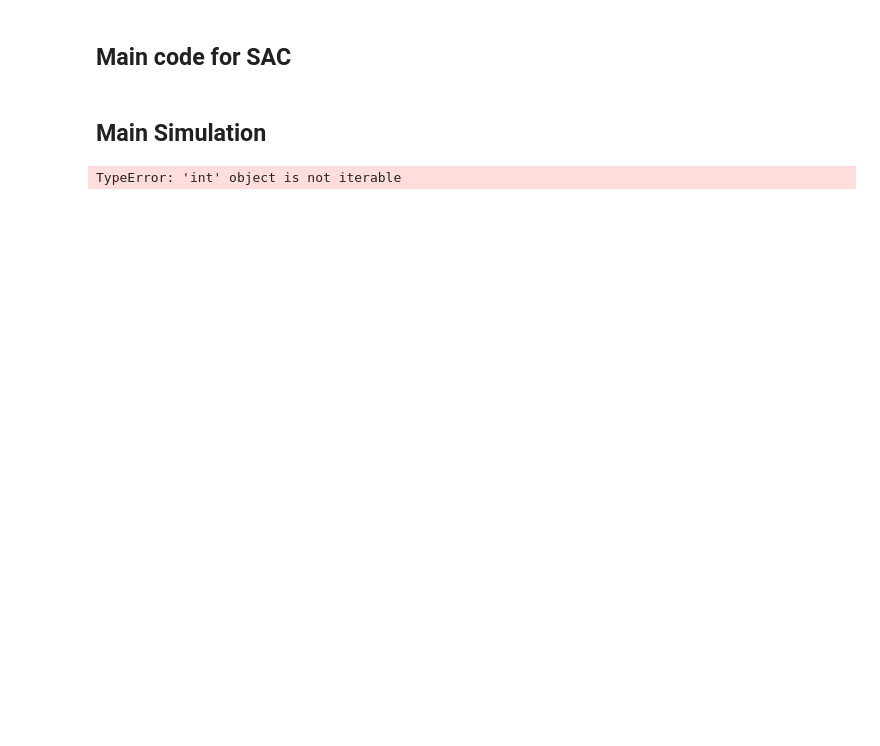
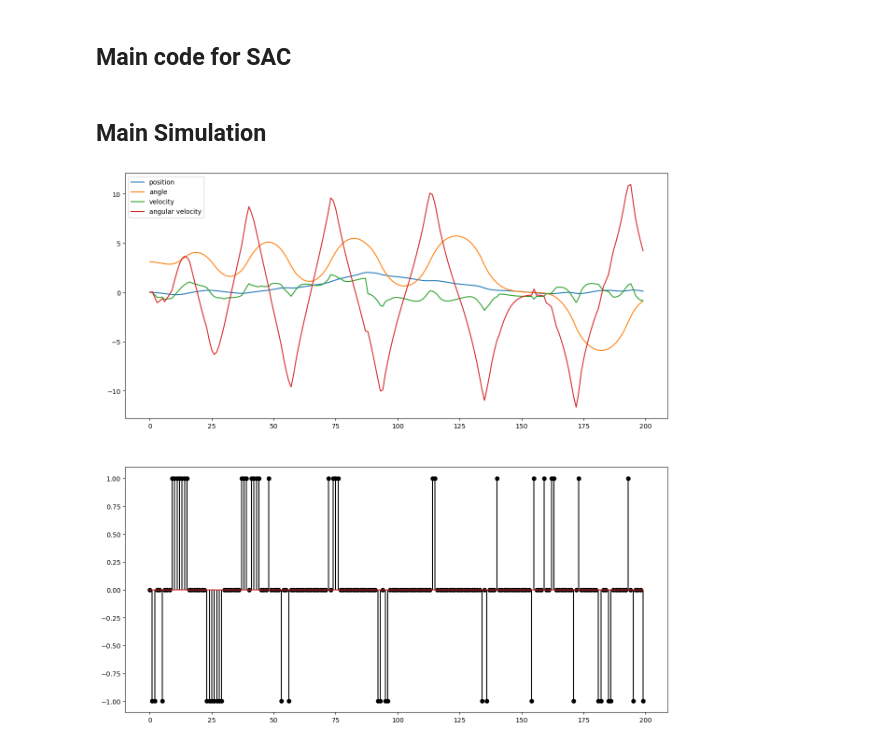
Before and after one commit to YilangLiu/SAC_mujoco, a Jupyter notebook: sac_cartpole.ipynb, the cells around one changed output. Drawn from its saved outputs; the diff is of its cells as text; code cells hidden in the pictures; blank space fills up the shorter version.

Commit message:
update sac_cartpole notebook with multiple test

```diff
--- a/sac_cartpole.ipynb
+++ b/sac_cartpole.ipynb
@@ -107,7 +107,7 @@ def term_cost(x):
 def running_cost(x, u):
     q,qdot = jnp.split(x,2)
     # -20.0*jnp.cos(q[1])
-    ell = 200.0*q[1]*q[1]  + 0.00001*jnp.sum(u**2) + 0.01* qdot@qdot + 0.1*q[0]**2
+    ell = (-100.0*jnp.cos(q[1])  + 0.1*jnp.sum(u**2) + 0.1* qdot@qdot + 0.001 *q[0]**2)*2
     return ell
 # %% [markdown]
 ## Define Scan function where is the replicate of jax scan
@@ -266 +275,9 @@ def u_tau(x, rho, udef):
+# %%
+# Test Scipy
+def u_tau(x, rho, udef):
+    # here we use gradient descen to find the best actions
+    initial_guess_u = np.array([0.01])
+    res = scipy.optimize.minimize(l2, initial_guess_u, args = (x, udef, rho), method='SLSQP', jac = Dl2Du, bounds=[(-1,1)])
+    u_star = res.x
+    return u_star # np.clip(u_star,-1,1)
 # %% [markdown]
@@ -317,10 +346,10 @@ def SAC(x0, U1):
 ## Main Simulation
 # %%
 # Make new camera, set distance.
-dt = 0.01
-ths = np.array([0.10]) # np.arange(0.4, 1.5, 0.1)
-tf = 2
-Rs =  np.array([0.0001])# [0.001, 0.01, 0.1, 1.0, 10.0, 100.0, 1000.0]
+dt = 0.05
+ths =  np.array([0.9]) # np.arange(0.1, 1.2, 0.05)
+tf = 10
+Rs = [0.001, 0.01, 0.1, 1.0, 10.0, 100.0, 1000.0] # np.array([0.0001])
 xml_path = "./cartpole.xml"
 mj_model = mujoco.MjModel.from_xml_path(xml_path)
 mj_data = mujoco.MjData(mj_model)
@@ -340,11 +369,12 @@ if __name__ == "__main__":
     for th in ths:
         for R in Rs:
             T = int(th / dt)
-            Framerates = 30
-            x_0 = np.array([0, -0.1, 0., 0.])
+            Framerates = 60
+            x_0 = np.array([0, 3.1, 0., 0.])
+            J_prev = np.inf
             # set inintial state
             ctrl = jnp.zeros((int(th / dt), 1))
-            ctrl = SAC(x_0, ctrl)
+            ctrl, J_prev = SAC(x_0, ctrl, J_prev)
 
             log = []
             u_log = []
@@ -359,7 +389,7 @@ if __name__ == "__main__":
                 step_start = time.time()
                 time_sac = time.time()
                 log.append(np.array(x_0))
-                ctrl = SAC(x_0, ctrl) # jnp.array([0])
+                ctrl, J_prev = SAC(x_0, ctrl, J_prev) # jnp.array([0])
                 u_log.append(np.array(ctrl[0]))
                 # print("one iteration for sac is ", time.time() - time_sac)
                 # print("ctrl is ", ctrl[0])
@@ -374,21 +404,26 @@ if __name__ == "__main__":
             v = np.stack(u_log)
             plt.plot(z)
             plt.stem(v, 'k')
-            plt.title("Prediction Horizon :{}, R: {}".format(th, R))
+            plt.title("Prediction Horizon :%s, R: %s"%(str(th)[:4], str(R)))
             plt.legend(['position','angle','velocity','angular velocity','ctrl'])
-            plt.savefig("./figs/cartpole_th_%s_R_%s.png"%(str(th)[:3].replace(".", "_"), str(R).replace(".", "_")))
+            plt.savefig("./figs/cartpole_th_%s_R_%s.png"%(str(th)[:4].replace(".", "_"), str(R).replace(".", "_")))
             plt.close()
-            media.write_video('./videos/cartpole_th_%s_R_%s.mp4'%(str(th)[:3].replace(".", "_"), str(R).replace(".", "_")), frames, fps=Framerates)
+            media.write_video('./videos/cartpole_th_%s_R_%s.mp4'%(str(th)[:4].replace(".", "_"), str(R).replace(".", "_")), frames, fps=Framerates)
-# %% [output]
-TypeError: 'int' object is not iterable
 # %%
 z = np.stack(log)
 v = np.stack(u_log)
+plt.figure(figsize=(15, 15))
+plt.subplot(2,1,1)
 plt.plot(z)
+plt.legend(['position','angle','velocity','angular velocity'])
+plt.savefig("cartpole.png")
+
+plt.subplot(2,1,2)
 plt.stem(v, 'k')
-plt.legend(['position','angle','velocity','angular velocity','ctrl'])
-plt.savefig("cartpole.png")
+
 plt.show()
+# %% [output]
+[figure, added]
 # %%
 media.write_video('cartpole.mp4', frames, fps=Framerates)
 media.show_video(media.read_video('cartpole.mp4'), fps=Framerates) # , fps=FRAMERATE
```
Also changed, not shown: parts of 12 cells of this notebook, 55 other files.
